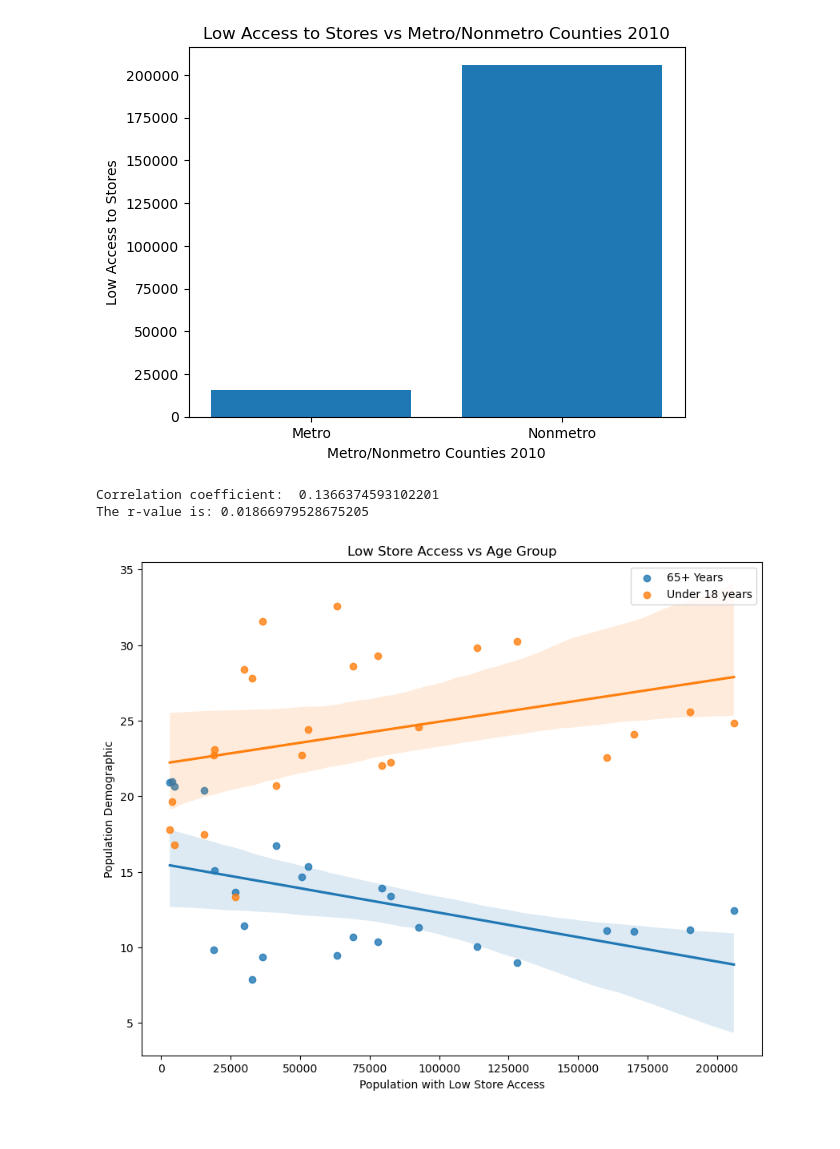
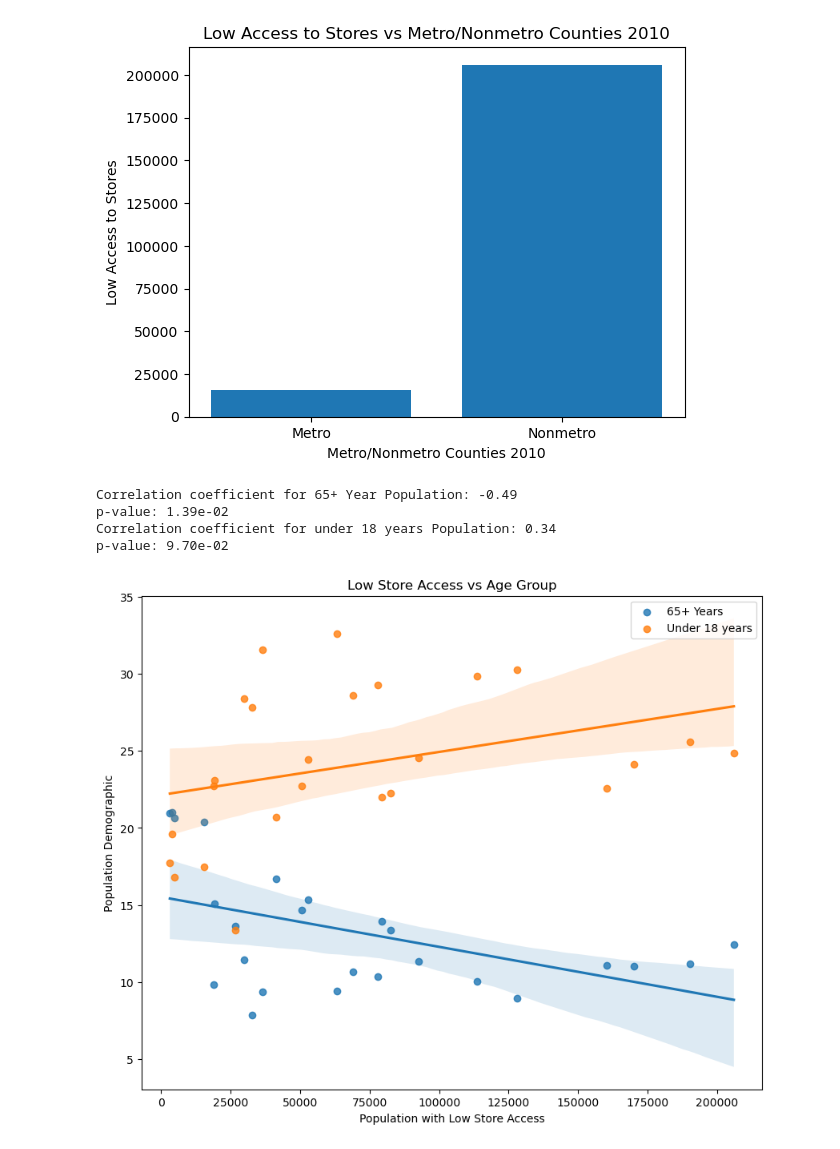
Before and after one commit to PsCushman/food-deserts-ca, a Jupyter notebook: Drea Project/food_deserts_drea.ipynb, the cells around one changed output. Drawn from its saved outputs; the diff is of its cells as text; code cells hidden in the pictures.

```diff
--- a/Drea Project/food_deserts_drea.ipynb
+++ b/Drea Project/food_deserts_drea.ipynb
@@ -303,31 +297,44 @@ plt.show()
 # %%
 
 # Load data
 socioeconomics_df = pd.read_csv('socioeconomics_df.csv')
 access_df = pd.read_csv('access_df.csv')
 
 # Merge data
 merged_df = pd.merge(socioeconomics_df, access_df, on='County')
+# Correlation Coefficients and Regression Line
+x1 = merged_df["2010 Pop w/Low Store Access"]
+y1 = merged_df["% Pop 65+ Years 2010"]
+corr1, p_val1 = pearsonr(x1, y1)
+
+x2 = merged_df["2010 Pop w/Low Store Access"]
+y2 = merged_df["% Pop under 18 years 2010"]
+corr2, p_val2 = pearsonr(x2, y2)
 
 # Plot scatterplot
 fig, ax = plt.subplots(figsize=(10,8))
 
 sns.regplot(x="2010 Pop w/Low Store Access", y="% Pop 65+ Years 2010", data=merged_df, label='65+ Years')
 sns.regplot(x="2010 Pop w/Low Store Access", y="% Pop under 18 years 2010", data=merged_df, label='Under 18 years')
 
 ax.set_xlabel("Population with Low Store Access")
 ax.set_ylabel("Population Demographic")
 plt.title("Low Store Access vs Age Group")
 plt.legend()
 
 plt.savefig('scatterplot_65_vs_18_and_food_access_data_2010', dpi=300, bbox_inches='tight')
-print('Correlation coefficient: ', corr)
-print(f"The r-value is: {r_value**2}")
+
+print("Correlation coefficient for 65+ Year Population: {:.2f}".format(corr1))
+print("p-value: {:.2e}".format(p_val1))
+print("Correlation coefficient for under 18 years Population: {:.2f}".format(corr2))
+print("p-value: {:.2e}".format(p_val2))
 plt.show()
 # %% [output]
-Correlation coefficient:  0.1366374593102201
-The r-value is: 0.01866979528675205
+Correlation coefficient for 65+ Year Population: -0.49
+p-value: 1.39e-02
+Correlation coefficient for under 18 years Population: 0.34
+p-value: 9.70e-02
-[figure, old version]
+[figure, new version]
 # %%
 # Load data
 socioeconomics_df = pd.read_csv('socioeconomics_df.csv')
```
Also changed, not shown: parts of 10 cells of this notebook.
